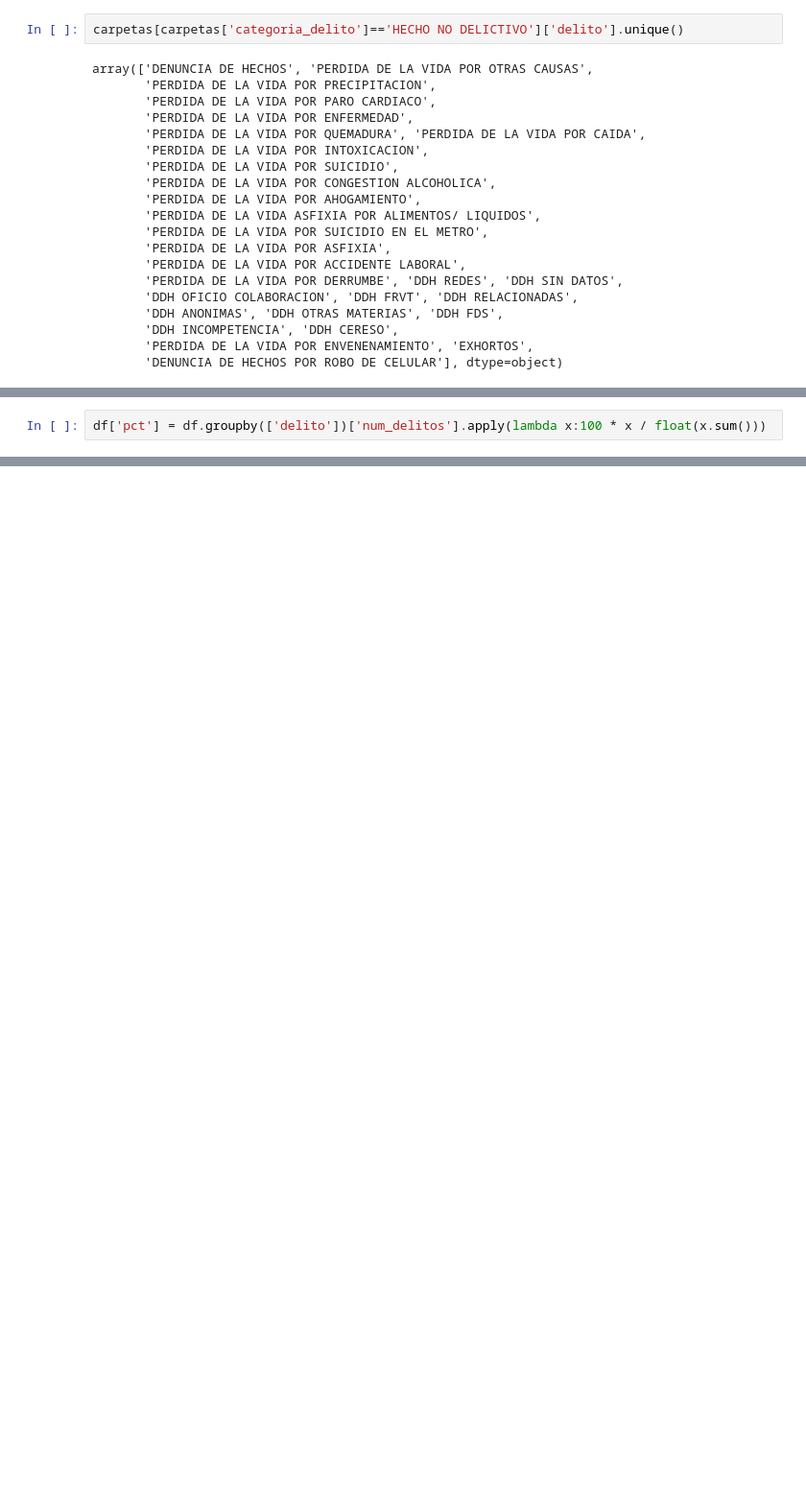
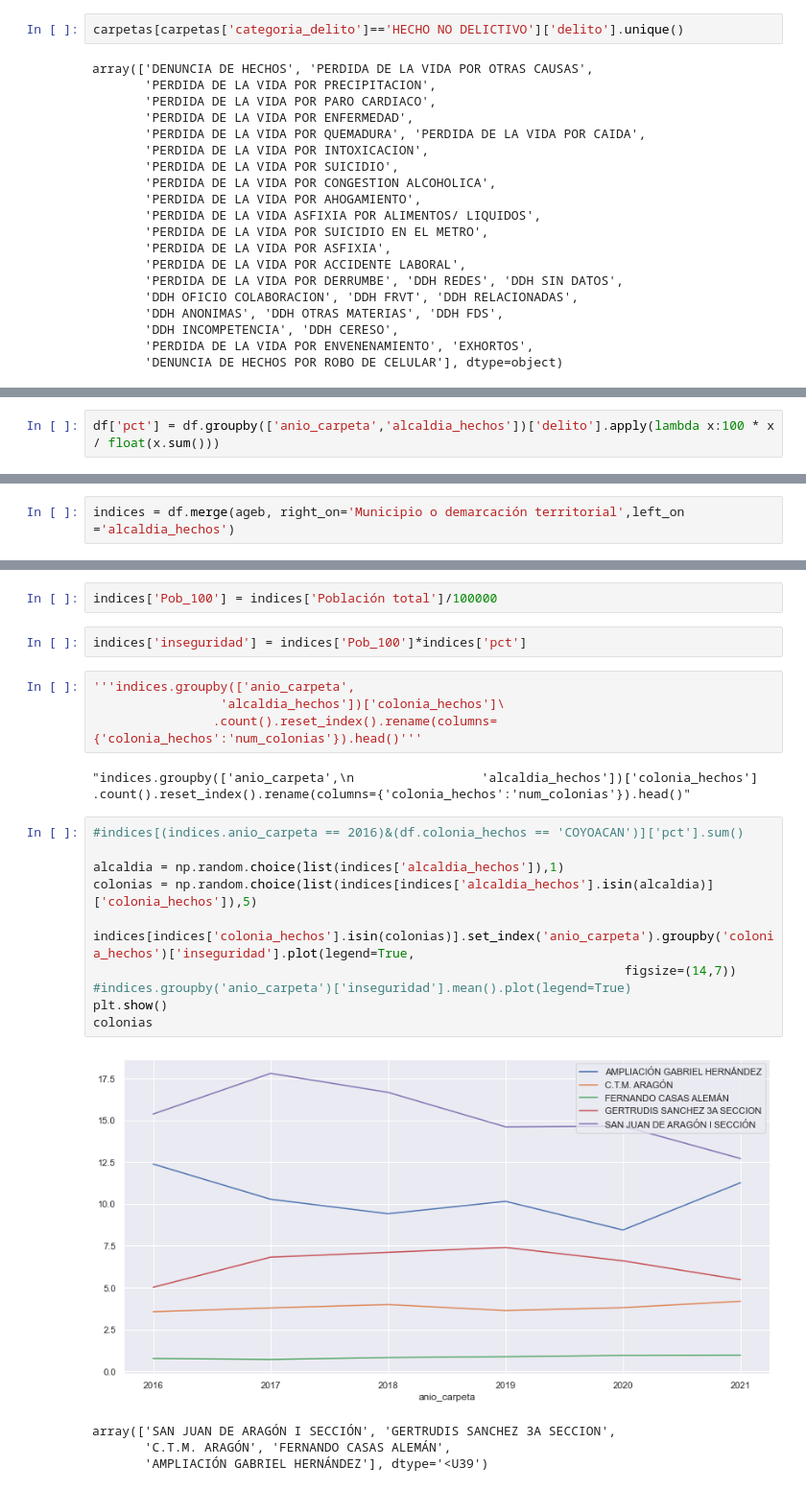
Before and after one commit to qSergio/Furious-spark, a Jupyter notebook: SeccionA/DatosAbiertosCDMX.ipynb, the cells around one changed output, grey strips where cells are left out. Shown at 96% size. Drawn from its saved outputs; the diff is of its cells as text; blank space fills up the shorter version.

```diff
--- a/SeccionA/DatosAbiertosCDMX.ipynb
+++ b/SeccionA/DatosAbiertosCDMX.ipynb
@@ -658,2 +668,2 @@ array(['DENUNCIA DE HECHOS', 'PERDIDA DE LA VIDA POR OTRAS CAUSAS',
 # %%
-df['pct'] = df.groupby(['delito'])['num_delitos'].apply(lambda x:100 * x / float(x.sum()))
+df['pct'] = df.groupby(['anio_carpeta','alcaldia_hechos'])['delito'].apply(lambda x:100 * x / float(x.sum()))
@@ -659,0 +692,2 @@ df['pct'] = df.groupby(['delito'])['num_delitos'].apply(lambda x:100 * x / float
+# %%
+indices = df.merge(ageb, right_on='Municipio o demarcación territorial',left_on ='alcaldia_hechos')
@@ -659,0 +703,26 @@ df['pct'] = df.groupby(['delito'])['num_delitos'].apply(lambda x:100 * x / float
+# %%
+indices['Pob_100'] = indices['Población total']/100000
+# %%
+indices['inseguridad'] = indices['Pob_100']*indices['pct']
+# %%
+'''indices.groupby(['anio_carpeta',
+                 'alcaldia_hechos'])['colonia_hechos']\
+                .count().reset_index().rename(columns={'colonia_hechos':'num_colonias'}).head()'''
+# %% [output]
+"indices.groupby(['anio_carpeta',\n                 'alcaldia_hechos'])['colonia_hechos']                .count().reset_index().rename(columns={'colonia_hechos':'num_colonias'}).head()"
+# %%
+#indices[(indices.anio_carpeta == 2016)&(df.colonia_hechos == 'COYOACAN')]['pct'].sum()
+
+alcaldia = np.random.choice(list(indices['alcaldia_hechos']),1)
+colonias = np.random.choice(list(indices[indices['alcaldia_hechos'].isin(alcaldia)]['colonia_hechos']),5)
+
+indices[indices['colonia_hechos'].isin(colonias)].set_index('anio_carpeta').groupby('colonia_hechos')['inseguridad'].plot(legend=True,
+                                                                       figsize=(14,7))
+#indices.groupby('anio_carpeta')['inseguridad'].mean().plot(legend=True)
+plt.show()
+colonias
+# %% [output]
+[figure, added]
+array(['SAN JUAN DE ARAGÓN I SECCIÓN', 'GERTRUDIS SANCHEZ 3A SECCION',
+       'C.T.M. ARAGÓN', 'FERNANDO CASAS ALEMÁN',
+       'AMPLIACIÓN GABRIEL HERNÁNDEZ'], dtype='<U39')
```
Also changed, not shown: parts of 23 cells of this notebook, 1 other file.
